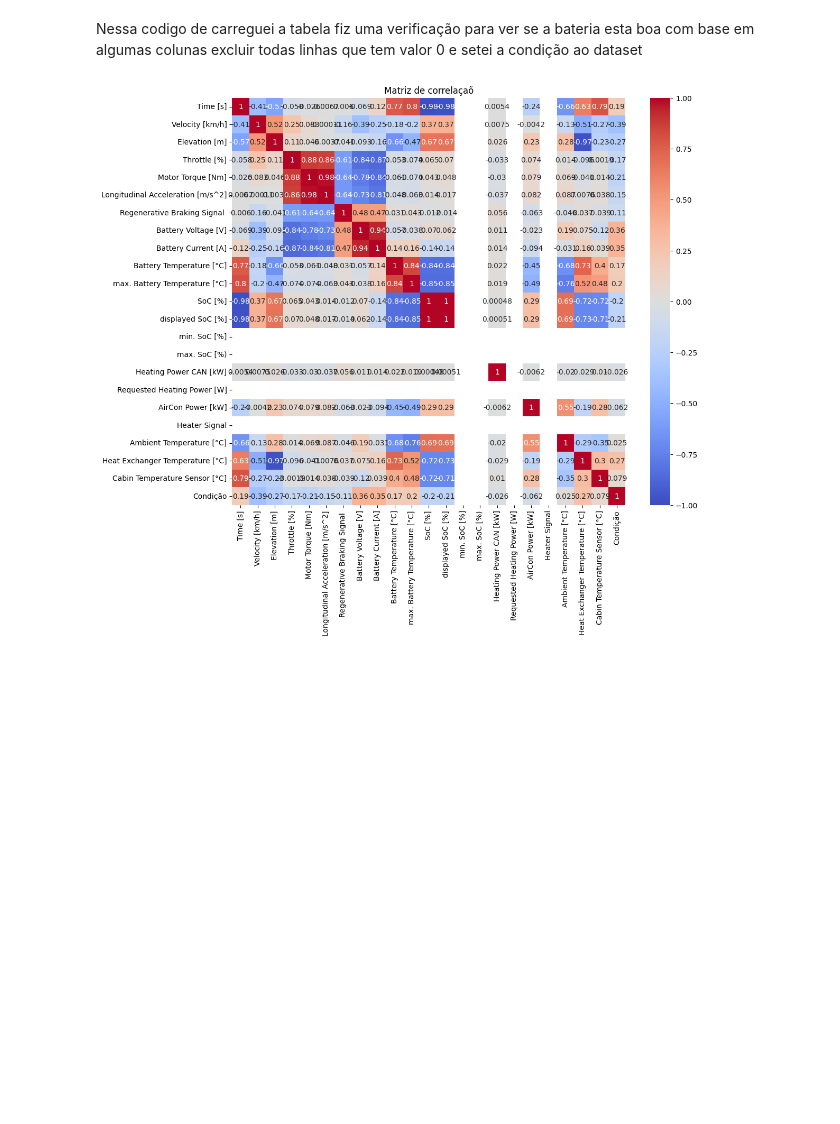
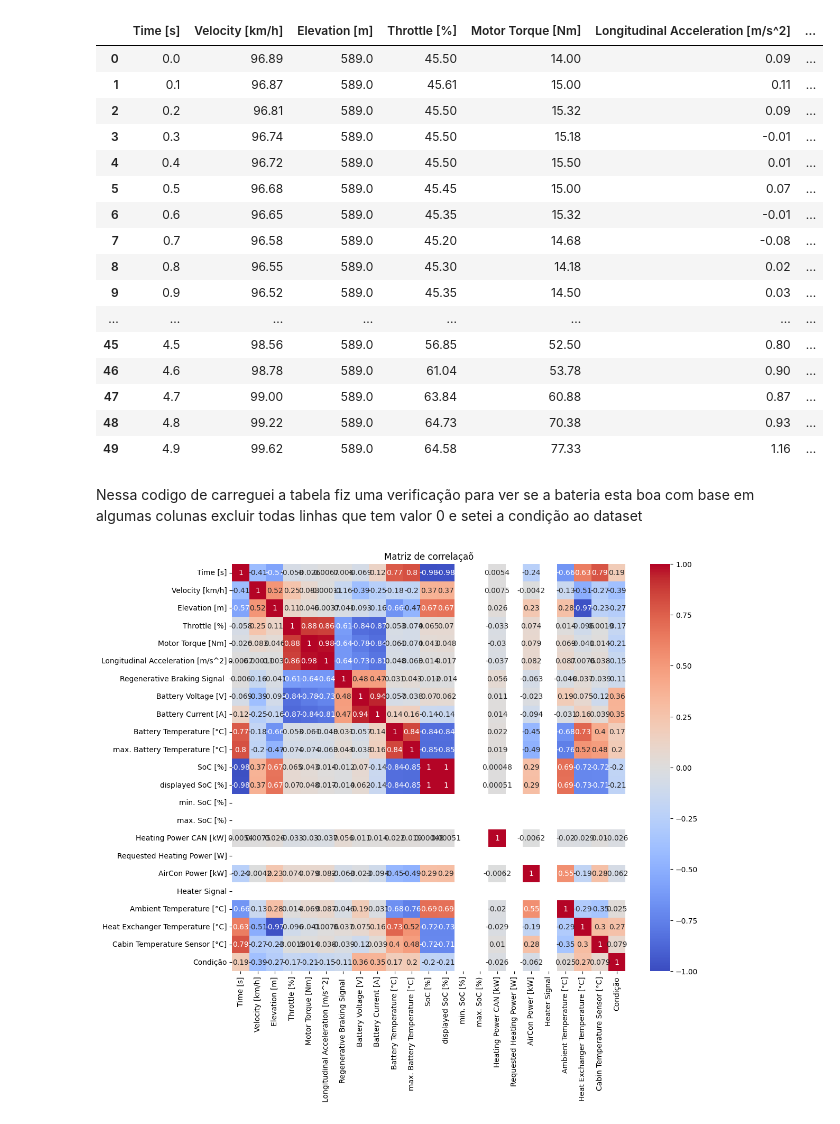
Before and after one commit to Challenge-Porto-Seguro/Challenge_Porto_Seguro, a Jupyter notebook: Sprint4/ChatBot/teste2.ipynb, the cells around one changed output. Saved outputs shown, nothing was run; the diff lists cells and outputs as text; code cells hidden in the pictures; blank space fills up the shorter version.

```diff
--- a/Sprint4/ChatBot/teste2.ipynb
+++ b/Sprint4/ChatBot/teste2.ipynb
@@ -1,24 +1,43 @@
 # %%
 import pandas as pd
 
 pd.set_option('display.max_columns', None)
 pd.set_option('display.width', 1000)
 pd.set_option('display.max_colwidth', 20)
 df = pd.read_csv("TripA02.csv", sep=";", encoding="latin1")
 
 def verificar_condicao_bateria(row):
     if row['Battery Voltage [V]'] < 12.0:
         return 0
     elif row['Battery Temperature [°C]'] > 60.0:
         return 0
     elif row['SoC [%]'] < 20.0:
         return 0
     elif row['Battery Current [A]'] < -100 or row['Battery Current [A]'] > 100:
         return 0
 
     return 1
 df = df.loc[:, ~(df == 0).all()]
 df['Condição'] = df.apply(verificar_condicao_bateria, axis=1)
+df.head(50)
+# %% [output]
+|  | Time [s] | Velocity [km/h] | Elevation [m] | Throttle [%] | Motor Torque [Nm] | Longitudinal Acceleration [m/s^2] | ... |
+| 0 | 0.0 | 96.89 | 589.0 | 45.50 | 14.00 | 0.09 | ... |
+| 1 | 0.1 | 96.87 | 589.0 | 45.61 | 15.00 | 0.11 | ... |
+| 2 | 0.2 | 96.81 | 589.0 | 45.50 | 15.32 | 0.09 | ... |
+| 3 | 0.3 | 96.74 | 589.0 | 45.50 | 15.18 | -0.01 | ... |
+| 4 | 0.4 | 96.72 | 589.0 | 45.50 | 15.50 | 0.01 | ... |
+| 5 | 0.5 | 96.68 | 589.0 | 45.45 | 15.00 | 0.07 | ... |
+| 6 | 0.6 | 96.65 | 589.0 | 45.35 | 15.32 | -0.01 | ... |
+| 7 | 0.7 | 96.58 | 589.0 | 45.20 | 14.68 | -0.08 | ... |
+| 8 | 0.8 | 96.55 | 589.0 | 45.30 | 14.18 | 0.02 | ... |
+| 9 | 0.9 | 96.52 | 589.0 | 45.35 | 14.50 | 0.03 | ... |
+| ... | ... | ... | ... | ... | ... | ... | ... |
+| 45 | 4.5 | 98.56 | 589.0 | 56.85 | 52.50 | 0.80 | ... |
+| 46 | 4.6 | 98.78 | 589.0 | 61.04 | 53.78 | 0.90 | ... |
+| 47 | 4.7 | 99.00 | 589.0 | 63.84 | 60.88 | 0.87 | ... |
+| 48 | 4.8 | 99.22 | 589.0 | 64.73 | 70.38 | 0.93 | ... |
+| 49 | 4.9 | 99.62 | 589.0 | 64.58 | 77.33 | 1.16 | ... |
 # %% [markdown]
 Nessa codigo de carreguei a tabela
 fiz uma verificação para ver se a bateria esta boa com base em algumas colunas
```
Also changed, not shown: parts of 2 cells of this notebook, 1 other file.
